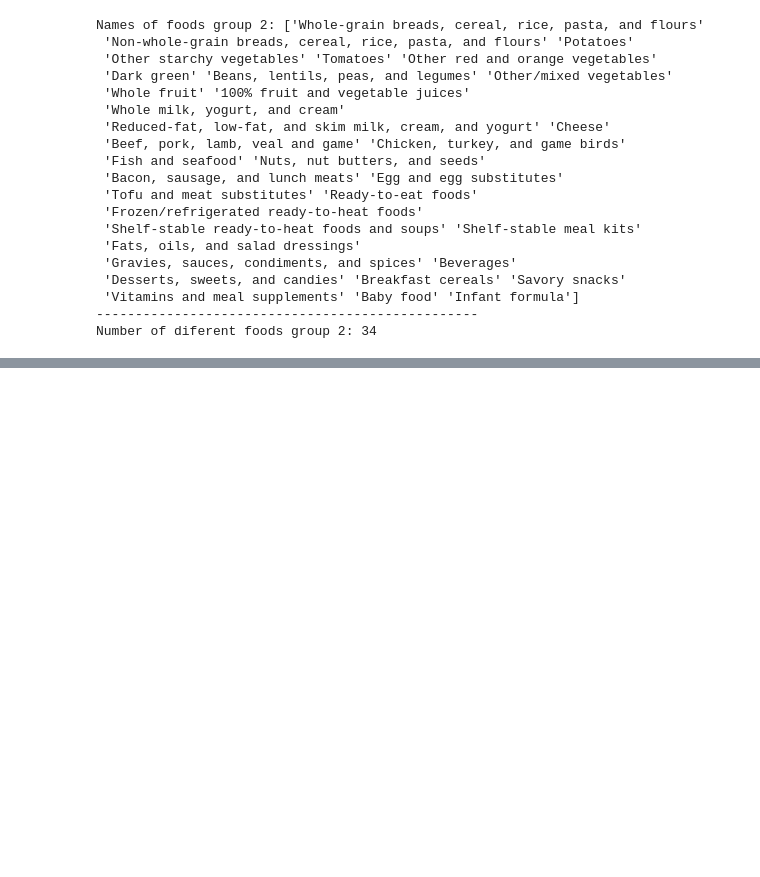
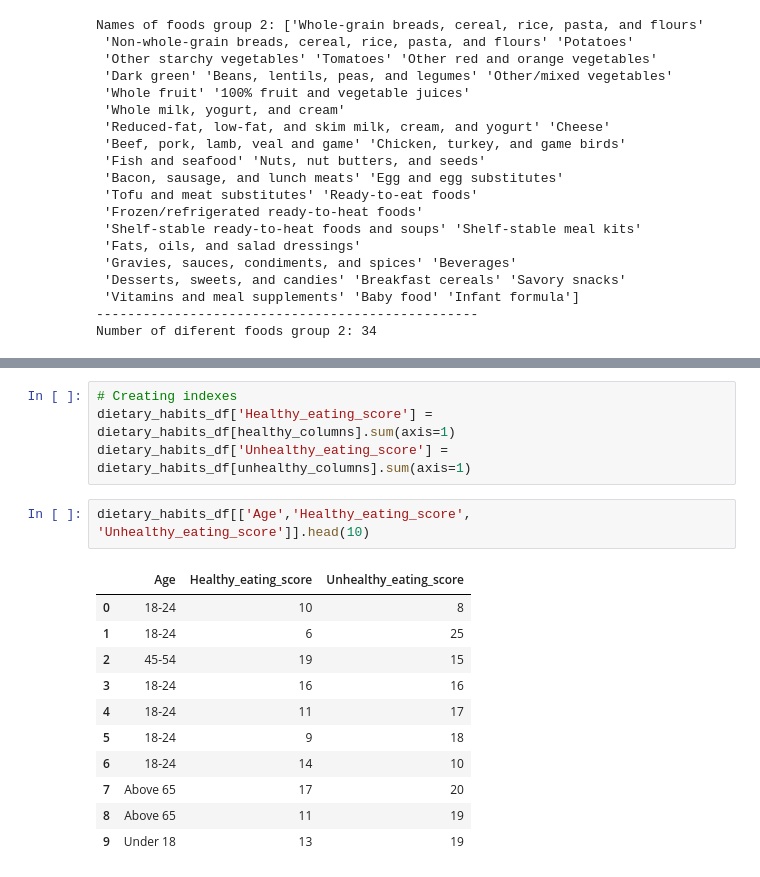
Before and after one commit to StephanieApaza/Income_influence_food_choices, a Jupyter notebook: income_food_choices.ipynb, the cells around one changed output, grey strips where cells are left out. Drawn from its saved outputs; the diff is of its cells as text; blank space fills up the shorter version.

```diff
--- a/income_food_choices.ipynb
+++ b/income_food_choices.ipynb
@@ -326,0 +364,18 @@ Number of diferent foods group 2: 34
+# %%
+# Creating indexes
+dietary_habits_df['Healthy_eating_score'] = dietary_habits_df[healthy_columns].sum(axis=1)
+dietary_habits_df['Unhealthy_eating_score'] = dietary_habits_df[unhealthy_columns].sum(axis=1)
+# %%
+dietary_habits_df[['Age','Healthy_eating_score', 'Unhealthy_eating_score']].head(10)
+# %% [output]
+|  | Age | Healthy_eating_score | Unhealthy_eating_score |
+| 0 | 18-24 | 10 | 8 |
+| 1 | 18-24 | 6 | 25 |
+| 2 | 45-54 | 19 | 15 |
+| 3 | 18-24 | 16 | 16 |
+| 4 | 18-24 | 11 | 17 |
+| 5 | 18-24 | 9 | 18 |
+| 6 | 18-24 | 14 | 10 |
+| 7 | Above 65 | 17 | 20 |
+| 8 | Above 65 | 11 | 19 |
+| 9 | Under 18 | 13 | 19 |
```
Also changed, not shown: parts of 11 cells of this notebook.
